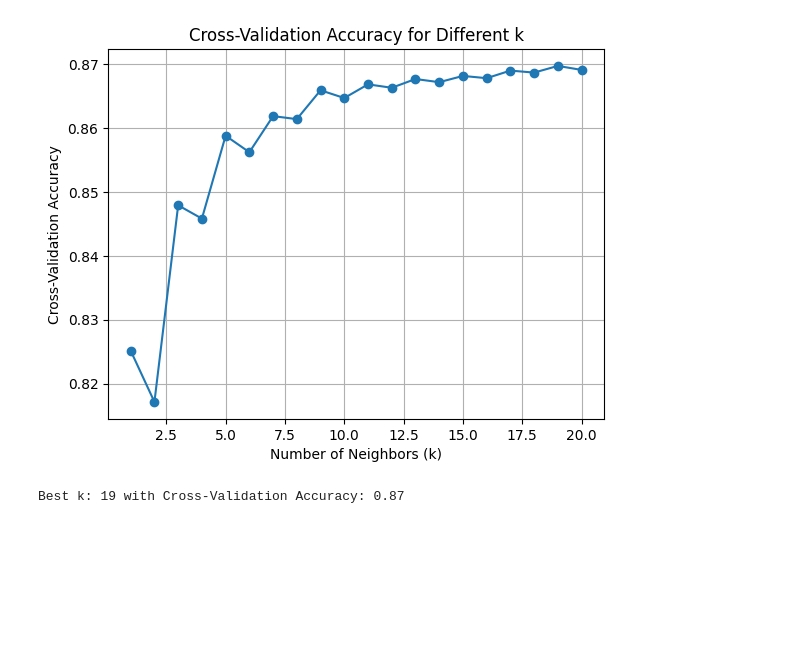
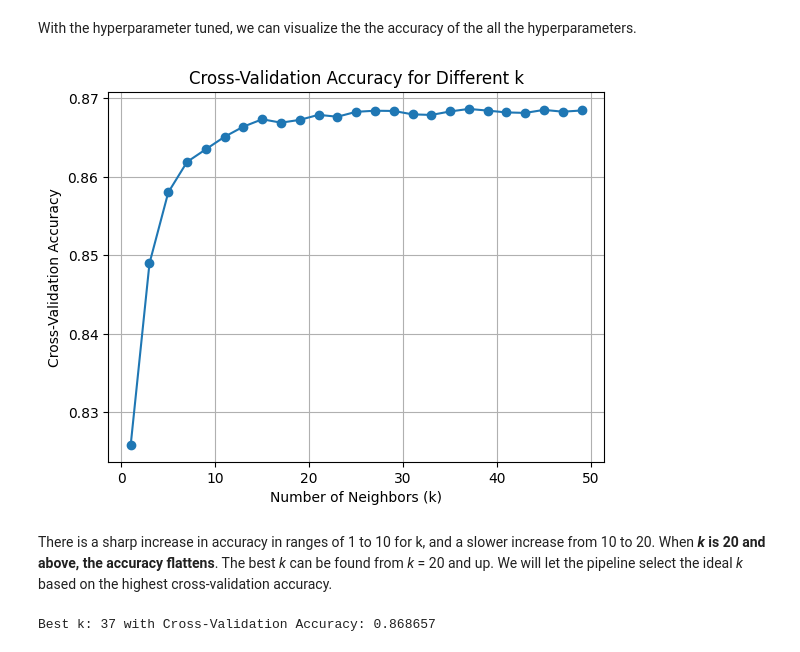
Before and after one commit to Solenad/tetrio-win-prediction, a Jupyter notebook: notebooks/03-kNN.ipynb, the cells around one changed output. Saved outputs shown, nothing was run; the diff lists cells and outputs as text; code cells hidden in the pictures; blank space fills up the shorter version.

```diff
--- a/notebooks/03-kNN.ipynb
+++ b/notebooks/03-kNN.ipynb
@@ -27,12 +84,12 @@ X = (X - X.mean()) / X.std()
 # %%
-# Split data into training and test
+# Split data into training and test sets
+# Stratification ensures win/loss proportions are maintained
 X_train, X_test, y_train, y_test = train_test_split(
-    X, y, test_size=0.3, stratify=y, random_state=42
+    X, y, test_size=0.15, stratify=y, random_state=42
 )
 
-# Check sizes of training and test data
 print(f"Training data: {X_train.shape}")
 print(f"Training labels: {y_train.shape}")
 print(f"Testing data: {X_test.shape}")
-print(f"Testing labels: {X_test.shape}")
+print(f"Testing labels: {y_test.shape}")
 # %% [output]
@@ -42,0 +106,5 @@ Testing labels: (23008, 16)
+# %%
+pipeline = Pipeline([
+    ('scaler', StandardScaler()),
+    ('knn', KNeighborsClassifier(n_neighbors=5))
+])
@@ -43,7 +118,4 @@ Testing labels: (23008, 16)
 # %%
-# Train kNN model
-# current k set to 5
-k = 5
-model = KNeighborsClassifier(n_neighbors=k)
-model.fit(X_train, y_train)
+# Train initial kNN model
+pipeline.fit(X_train, y_train)
 # %% [output]
@@ -84,19 +183,25 @@ weighted avg       0.86      0.86      0.86     23008
 # %%
-# Hyperparameter tuning:
-k_values = range(1, 21)
-cross_val_scores = []
+# Set a hyperparameter range from 1-31
+k_values = range(1, 51, 2)
+cv_scores = []
 
+# Iterate through the range to test for accuracy
 for k in k_values:
-    knn = KNeighborsClassifier(n_neighbors=k)
-    scores = cross_val_score(knn, X, y, cv=10, scoring="accuracy")
-    cross_val_scores.append(scores.mean())
+    # Update pipeline k
+    pipeline.set_params(knn__n_neighbors=k, knn__weights='distance')
+    scores = cross_val_score(pipeline, X_train, y_train, cv=5, scoring="accuracy")
+    cv_scores.append(scores.mean())
+# %% [markdown]
+With the hyperparameter tuned, we can visualize the the accuracy of the all the hyperparameters.
 # %%
 # Cross validation accuracy
-plt.plot(k_values, cross_val_scores, marker="o")
+plt.plot(k_values, cv_scores, marker="o")
 plt.title("Cross-Validation Accuracy for Different k")
 plt.xlabel("Number of Neighbors (k)")
 plt.ylabel("Cross-Validation Accuracy")
 plt.grid(True)
 plt.show()
 # %% [output]
-[figure, old version]
+[figure, new version]
+# %% [markdown]
+There is a sharp increase in accuracy in ranges of 1 to 10 for k, and a slower increase from 10 to 20. When **_k_ is 20 and above, the accuracy flattens**. The best _k_ can be found from _k_ = 20 and up. We will let the pipeline select the ideal _k_ based on the highest cross-validation accuracy.
@@ -103,7 +210,6 @@ plt.show()
 # %%
-# Best k Selection
-best_k = k_values[np.argmax(cross_val_scores)]
-print(f"Best k: {
-      best_k} with Cross-Validation Accuracy: {max(cross_val_scores):.2f}")
+# Best k selection
+best_k = k_values[np.argmax(cv_scores)]
+print(f"Best k: {best_k} with Cross-Validation Accuracy: {max(cv_scores):.6f}")
 # %% [output]
-Best k: 19 with Cross-Validation Accuracy: 0.87
+Best k: 37 with Cross-Validation Accuracy: 0.868657
```
Also changed, not shown: parts of 34 cells of this notebook, 1 other file.
